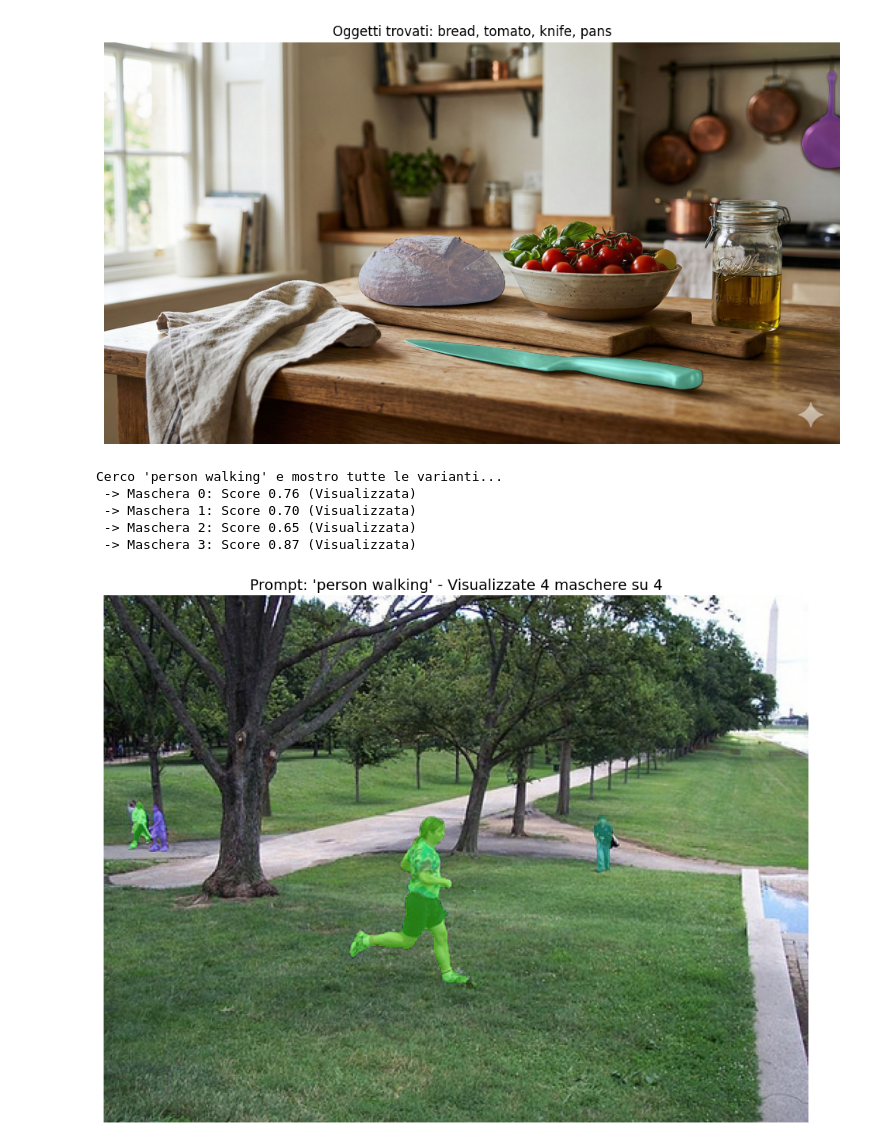
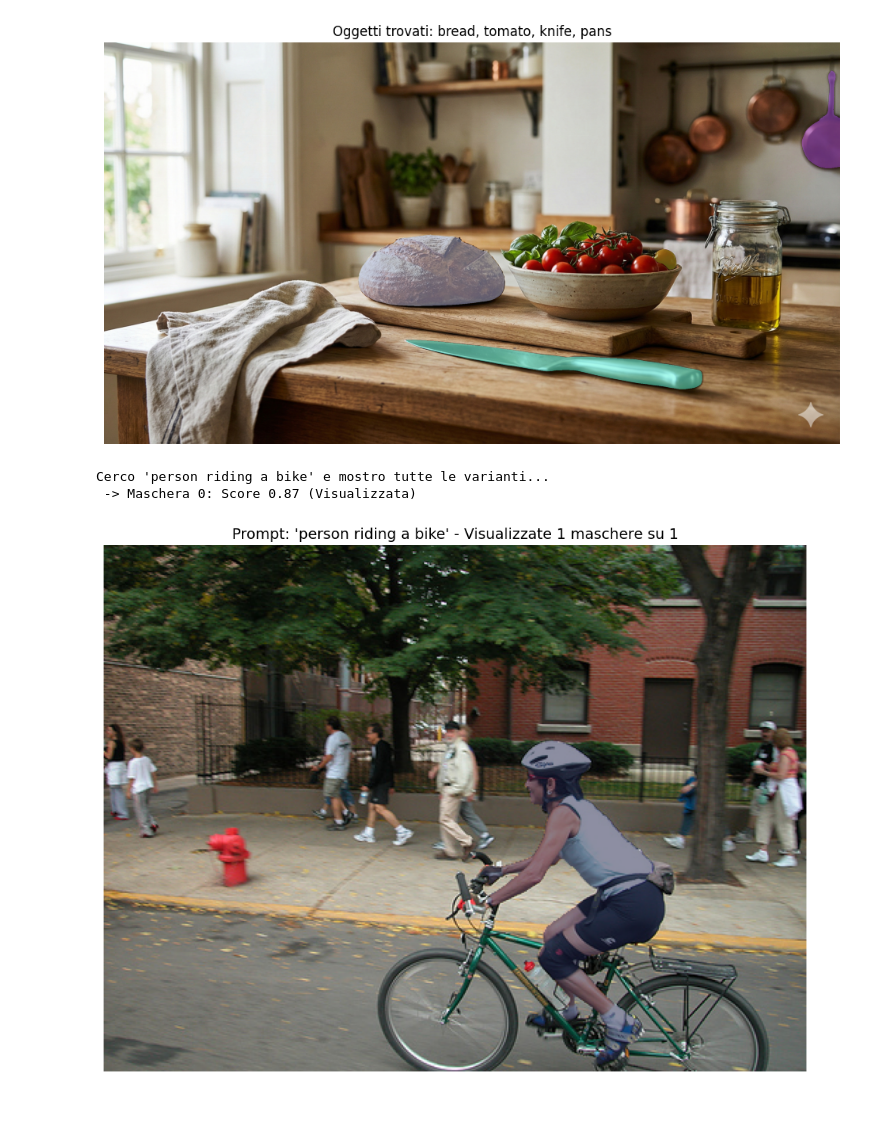
Before and after one commit to delgiudice1967219/BEAMS, a Jupyter notebook: main.ipynb, the cells around one changed output. Cells and saved outputs as stored; diff of their text form; code cells hidden in the pictures; blank space fills up the shorter version.

```diff
--- a/main.ipynb
+++ b/main.ipynb
@@ -305,9 +305,9 @@ def show_mask_random_color(mask, ax, score):
     #             backgroundcolor='black', ha='center', va='center')
 
 # --- CONFIGURAZIONE ---
-image_path = "C:/Users/xavie/Desktop/Universitá/2nd year/AML/BCos_object_detection/data/VOCdevkit/VOC2012/JPEGImages/2011_004335.jpg"
+image_path = "C:/Users/xavie/Desktop/Universitá/2nd year/AML/BCos_object_detection/data/VOCdevkit/VOC2012/JPEGImages/2011_005780.jpg"
 # image_path = "C:/Users/xavie/Desktop/Universitá/2nd year/AML/BCos_object_detection/apple2_img.jpeg"# <--- METTI QUI IL NOME DI UN'IMMAGINE CHE HAI NELLA CARTELLA
-text_prompt = "person walking"             # <--- COSA VUOI CERCARE? (Inglese)
+text_prompt = "person riding a bike"             # <--- COSA VUOI CERCARE? (Inglese)
 SOGLIA_CONFIDENZA = 0.1  # Mostra tutto ciò che ha uno score > 0.3 (30%)
 
 # --- ESECUZIONE ---
@@ -324,36 +324,33 @@ print(f"Cerco '{text_prompt}' e mostro tutte le varianti...")
 inference_state = processor.set_image(raw_image)
 output = processor.set_text_prompt(state=inference_state, prompt=text_prompt)
 
 masks = output["masks"]
 scores = output["scores"]
 
 # --- VISUALIZZAZIONE MULTIPLA ---
 plt.figure(figsize=(12, 12))
 plt.imshow(raw_image)
 
 count = 0
 # Ciclo su tutte le maschere restituite (di solito sono 3 per SAM)
 for i in range(len(scores)):
     score_corrente = scores[i].item()
 
     # SE il punteggio è più alto della soglia, disegna la maschera
     if score_corrente > SOGLIA_CONFIDENZA:
         mask_corrente = masks[i].cpu().numpy()
 
         # Disegna
         show_mask_random_color(mask_corrente, plt.gca(), score_corrente)
         count += 1
         print(f" -> Maschera {i}: Score {score_corrente:.2f} (Visualizzata)")
     else:
         print(f" -> Maschera {i}: Score {score_corrente:.2f} (Scartata perché sotto soglia)")
 
 plt.title(f"Prompt: '{text_prompt}' - Visualizzate {count} maschere su {len(scores)}", fontsize=14)
 plt.axis('off')
 plt.show()
 # %% [output]
-Cerco 'person walking' e mostro tutte le varianti...
- -> Maschera 0: Score 0.76 (Visualizzata)
- -> Maschera 1: Score 0.70 (Visualizzata)
- -> Maschera 2: Score 0.65 (Visualizzata)
- -> Maschera 3: Score 0.87 (Visualizzata)
+Cerco 'person riding a bike' e mostro tutte le varianti...
+ -> Maschera 0: Score 0.87 (Visualizzata)
-[figure, old version]
+[figure, new version]
```
Also changed, not shown: 17 other files.
